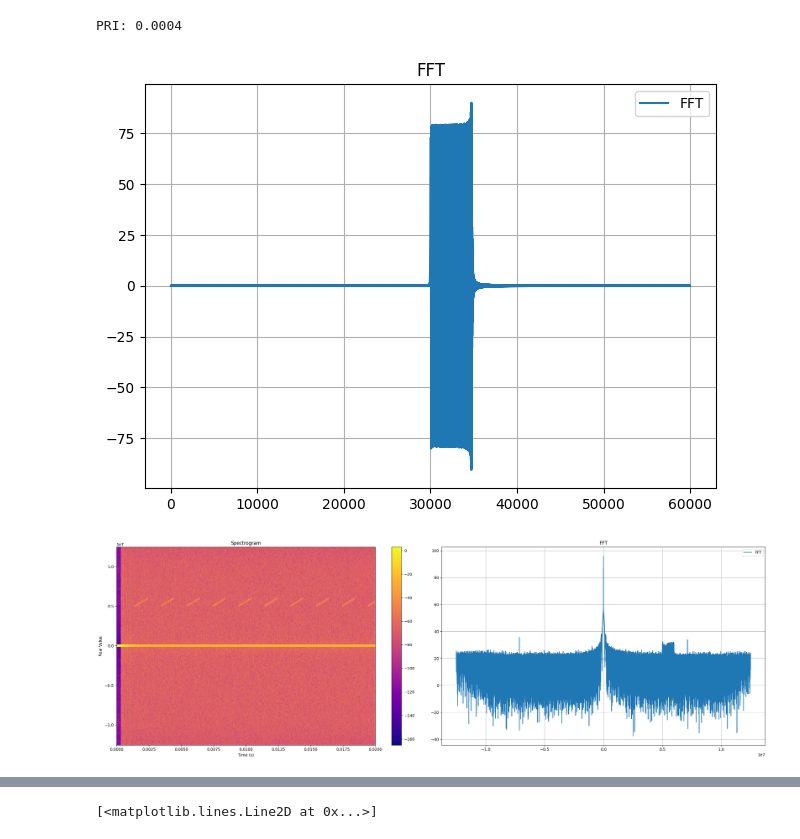
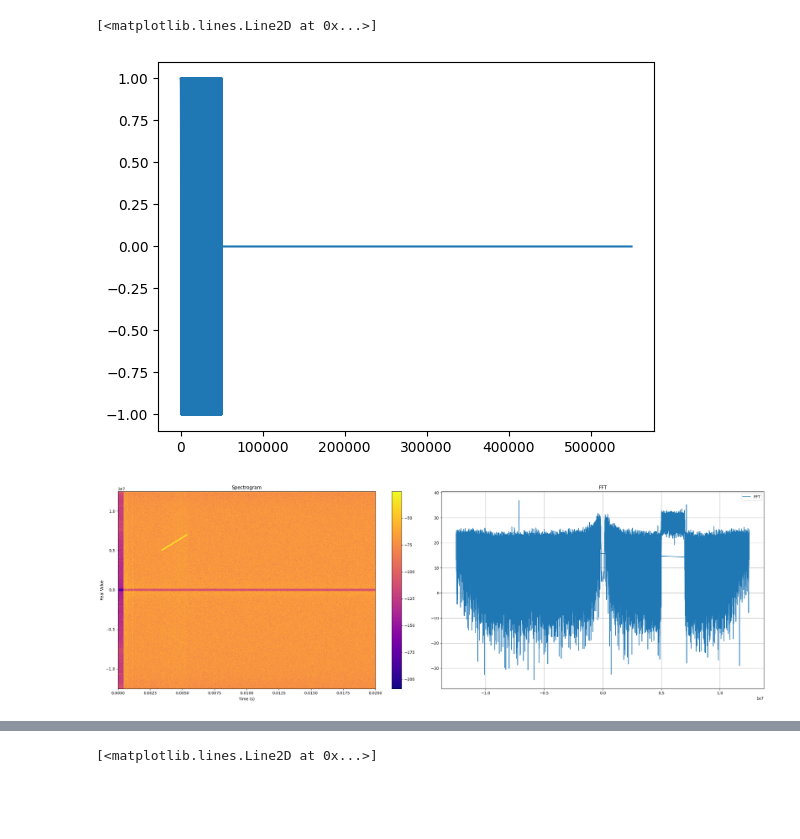
Before and after one commit to murrayinglis/sdr-config, a Jupyter notebook: plots.ipynb, the cells around one changed output, grey strips where cells are left out. Saved outputs shown, nothing was run; the diff lists cells and outputs as text; code cells hidden in the pictures; blank space fills up the shorter version.

Commit message:
Working to CW pulse

```diff
--- a/plots.ipynb
+++ b/plots.ipynb
@@ -218,23 +212,25 @@ plt.show()
 
 # params
 # relative to TX centre freq
-signalLength = 50000
+sampleRate = 50e6
+signalLengthTime = 1e-3
+signalLength = signalLengthTime*sampleRate
 startFrequency = 0
 endFrequency = 2e6
-sampleRate = 50e6
+
 
 result = []
 
-for i in range(signalLength):
+for i in range(int(signalLength)):
     t = i / sampleRate
     frequency = startFrequency + (endFrequency - startFrequency) * i / signalLength
     phase = 2.0 * np.pi * frequency * t
-    sample = 0.1 * np.exp(1j * phase) + 0j  # 0j denotes a complex number with zero imaginary part
+    sample = 1 * np.exp(1j * phase) + 0j  # 0j denotes a complex number with zero imaginary part
     result.append(sample)
 
-zeros = 10000
-print("PRI: " + str(zeros/25e6))
-for i in range(10000):
+# appending zeros so transmitting is "turned off"
+num_zeros = 500000
+for i in range(num_zeros):
     result.append(0)
 result = np.array(result)
 
@@ -244,26 +240,17 @@ with open('sweep.csv', 'w', newline='') as csvfile:
     for sample in result:
         csvwriter.writerow([sample.real, sample.imag])
 
-fft_data = np.fft.fftshift(np.fft.fft(result))
-N = len(fft_data)
-T = 1/fs
-freqs = np.fft.fftshift(np.fft.fftfreq(N, T))
 
-# Plotting fft
-fig, axs = plt.subplots()
-axs.plot(np.real(fft_data), label='FFT')
-axs.set_title('FFT')
-axs.legend()
-axs.grid(True)
-plt.tight_layout()
-plt.show()
+
+
+plt.plot(result)
 # %% [output]
-PRI: 0.0004
+[<matplotlib.lines.Line2D at 0x...>]
-[figure, old version]
+[figure, new version]
 # %%
 # waterfall
 
-file_path = 'outputs/pulsed_test.bin'
+file_path = 'outputs/loopback_from_file_test.bin'
 fs = 25e6
 
 # Read the binary file
@@ -280,10 +267,25 @@ data = data.reshape((num_new_samples, 2))
 # Create complex numbers from the real and imaginary parts
 complex_data = data[:, 0] + 1j * data[:, 1]
 
+
+# Notch filter
+# Parameters
+notch_freq = 0  # Notch filter centered at 0 Hz (DC)
+quality_factor = 30  # Q-factor for the notch filter
+cutoff_freq = 0.2e6  # 1 kHz to remove DC component
+nyquist_rate = fs / 2
+normalized_cutoff = cutoff_freq / nyquist_rate
+b, a = butter(4, normalized_cutoff, btype='high', analog=False)
+complex_data = filtfilt(b, a, complex_data)
+
+
+
+
 # Compute the Short-Time Fourier Transform (STFT)
-nperseg = 256  # Number of samples per segment
-noverlap = nperseg // 2  # Number of overlapping samples
+nperseg = 256*8  # Number of samples per segment
+noverlap = nperseg // 8  # Number of overlapping samples
 frequencies, times, Zxx = stft(complex_data, fs=fs, nperseg=nperseg, noverlap=noverlap)
+
 
 # Shift the zero frequency component to the center
 Zxx_shifted = np.fft.fftshift(Zxx, axes=0)
@@ -301,31 +303,31 @@ magnitude_spectrogram_db = 20 * np.log10(magnitude_spectrogram)
 # Plotting spectrogram
 fig, axs = plt.subplots(1, 2, figsize=(24, 8))
 
 cax0 = axs[0].pcolormesh(times, frequencies_shifted, magnitude_spectrogram_db, shading='auto', cmap='plasma')
 #axs[0].set_colorbar(label='Magnitude (dB)')
 axs[0].set_xlabel('Time (s)')
 axs[0].set_ylabel('Real Value')
 axs[0].set_title('Spectrogram')
 
 # plotting fft
 fft_data = np.fft.fft(complex_data)
 fft_freq_axis = np.fft.fftfreq(len(fft_data),d=1/fs)
 
 # convert to db
 magnitude = np.abs(fft_data)
 # Filter frequencies below 40 dB
 #threshold_dB = 40
 #threshold = 10**(threshold_dB / 20)  # Convert dB to linear scale
 #magnitude = np.where(magnitude >= threshold, magnitude, 0.1)
 magnitude_db = 20 * np.log10(magnitude)
 
 axs[1].plot(fft_freq_axis, magnitude_db, label='FFT')
 axs[1].set_title('FFT')
 axs[1].legend()
 axs[1].grid(True)
 
 fig.colorbar(cax0, ax=axs[0])
 plt.tight_layout()
 plt.show()
 # %% [output]
-[figure, old version]
+[figure, new version]
```
Also changed, not shown: parts of 7 cells of this notebook, 3 other files.
